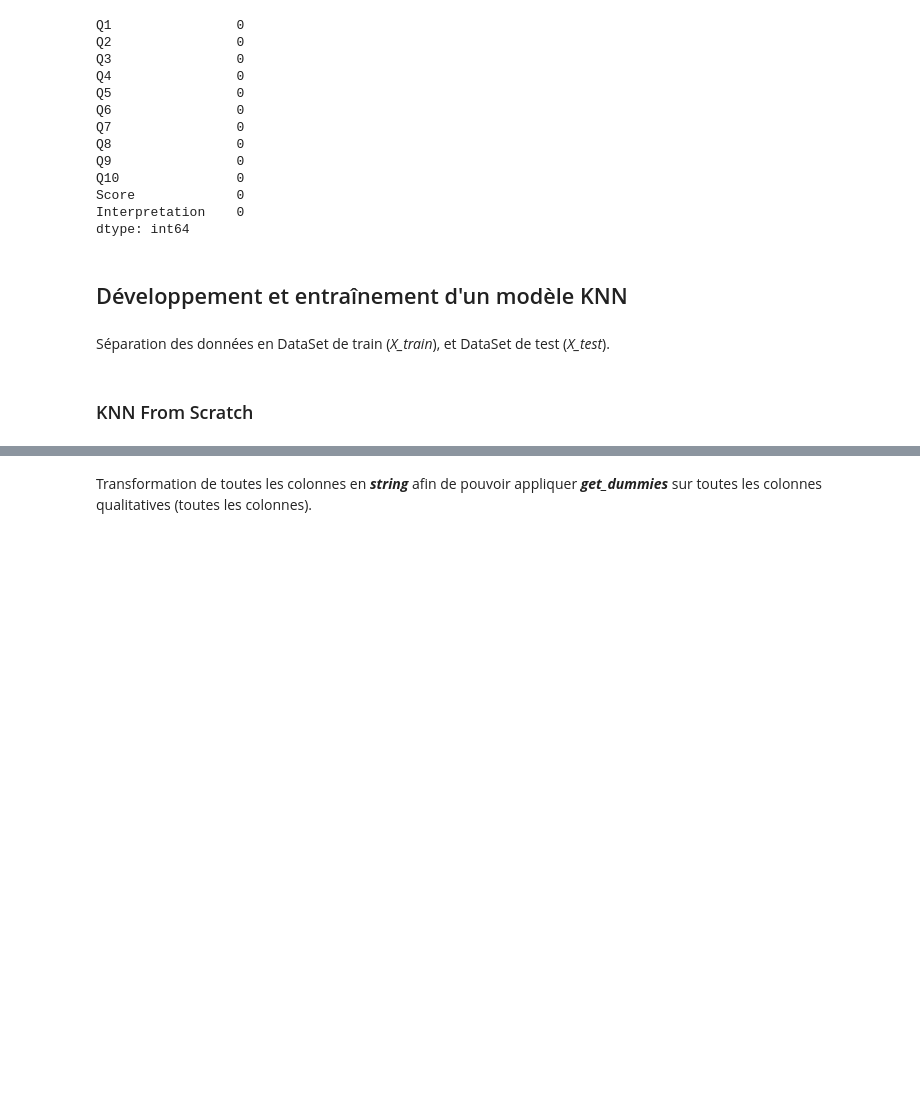
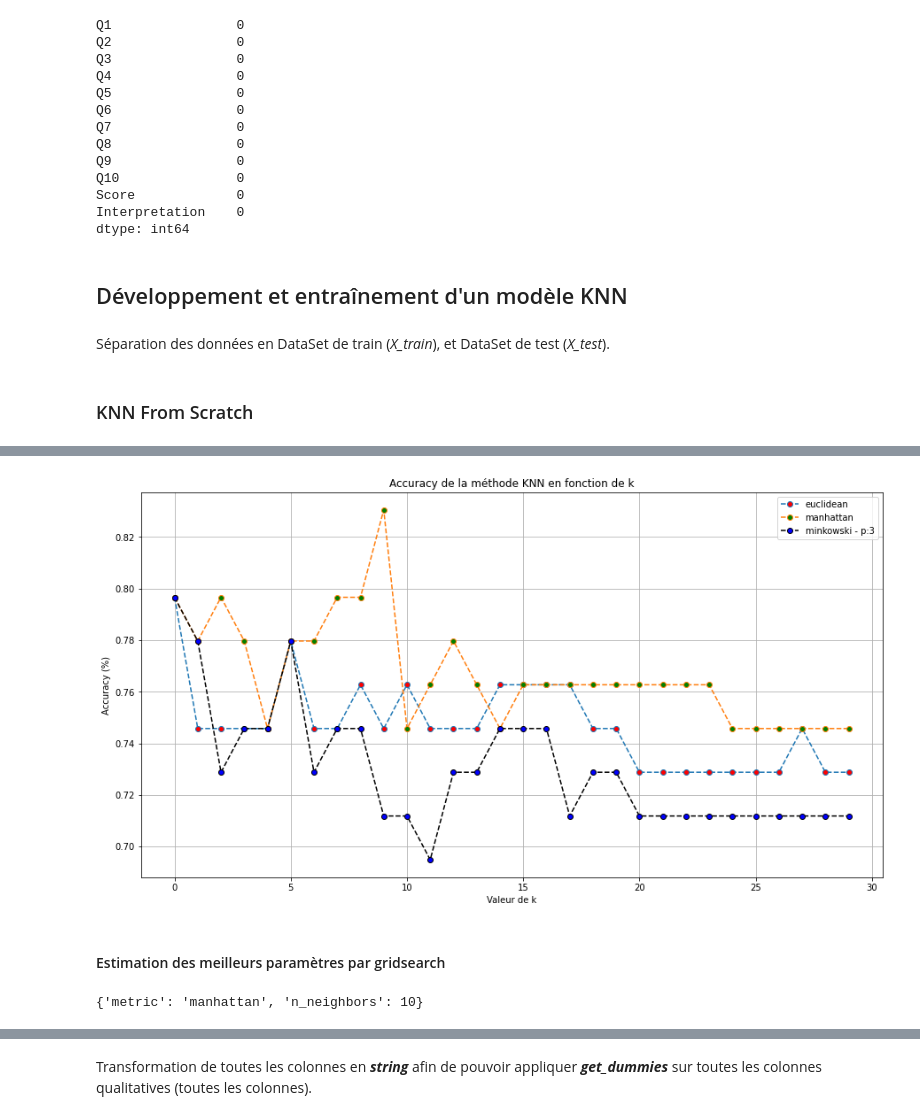
Before and after one commit to CassiaFa/Premier_modele_K-NN, a Jupyter notebook: Premier_K-NN.ipynb, the cells around one changed output, grey strips where cells are left out. Cells and saved outputs as stored; diff of their text form; code cells hidden in the pictures; blank space fills up the shorter version.

```diff
--- a/Premier_K-NN.ipynb
+++ b/Premier_K-NN.ipynb
@@ -189,0 +189,31 @@ print(acc)
+# %%
+score_eu = []
+for k in range(1, 30+1):
+    clf_eu = KNeighborsClassifier(n_neighbors=k, metric='euclidean').fit(X_train, y_train)
+    score_eu.append(clf_eu.score(X_test, y_test))
+# %%
+score_ma = []
+for k in range(1, 30+1):
+    clf_man = KNeighborsClassifier(n_neighbors=k, metric='manhattan').fit(X_train, y_train)
+    score_ma.append(clf_man.score(X_test, y_test))
+# %%
+score_mi = []
+for k in range(1, 30+1):
+    clf_mi = KNeighborsClassifier(n_neighbors=k, metric='minkowski', p=3).fit(X_train, y_train)
+    score_mi.append(clf_mi.score(X_test, y_test))
+# %%
+plt.figure(figsize=(15, 8))
+plt.plot(score_eu, linestyle='--', marker='o', markerfacecolor='r', label="euclidean")
+plt.plot(score_ma, linestyle='--', marker='o', markerfacecolor='g', label="manhattan")
+plt.plot(score_mi, 'k', linestyle='--', marker='o', markerfacecolor='b', label="minkowski - p:3")
+plt.title("Accuracy de la méthode KNN en fonction de k")
+plt.xlabel("Valeur de k")
+plt.ylabel("Accuracy (%)")
+plt.legend()
+plt.grid(True)
+plt.savefig("./Rapport/images/k_estimation_sklearn.png", bbox_inches="tight")
+plt.show()
+# %% [output]
+[figure, added]
+# %% [markdown]
+#### Estimation des meilleurs paramètres par gridsearch
@@ -189,0 +230,4 @@ print(acc)
+# %%
+classifier.best_params_
+# %% [output]
+{'metric': 'manhattan', 'n_neighbors': 10}
```
Also changed, not shown: parts of 38 cells of this notebook, 14 other files.
